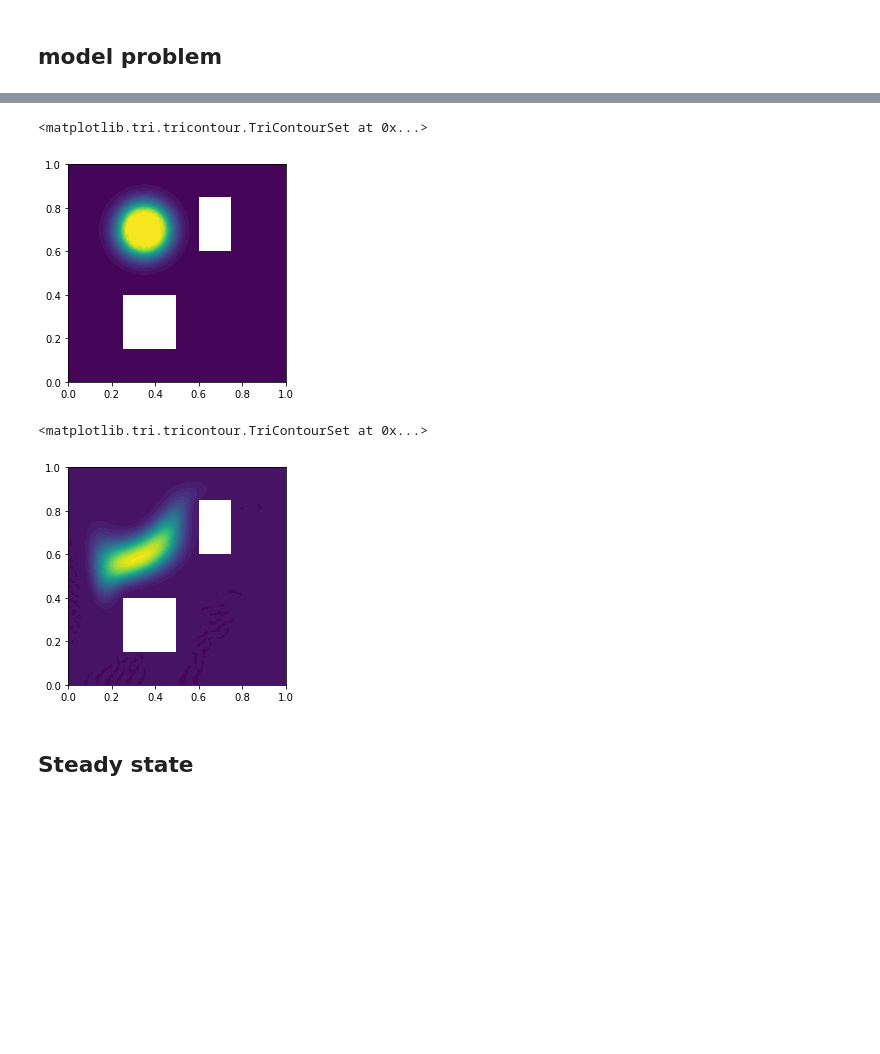
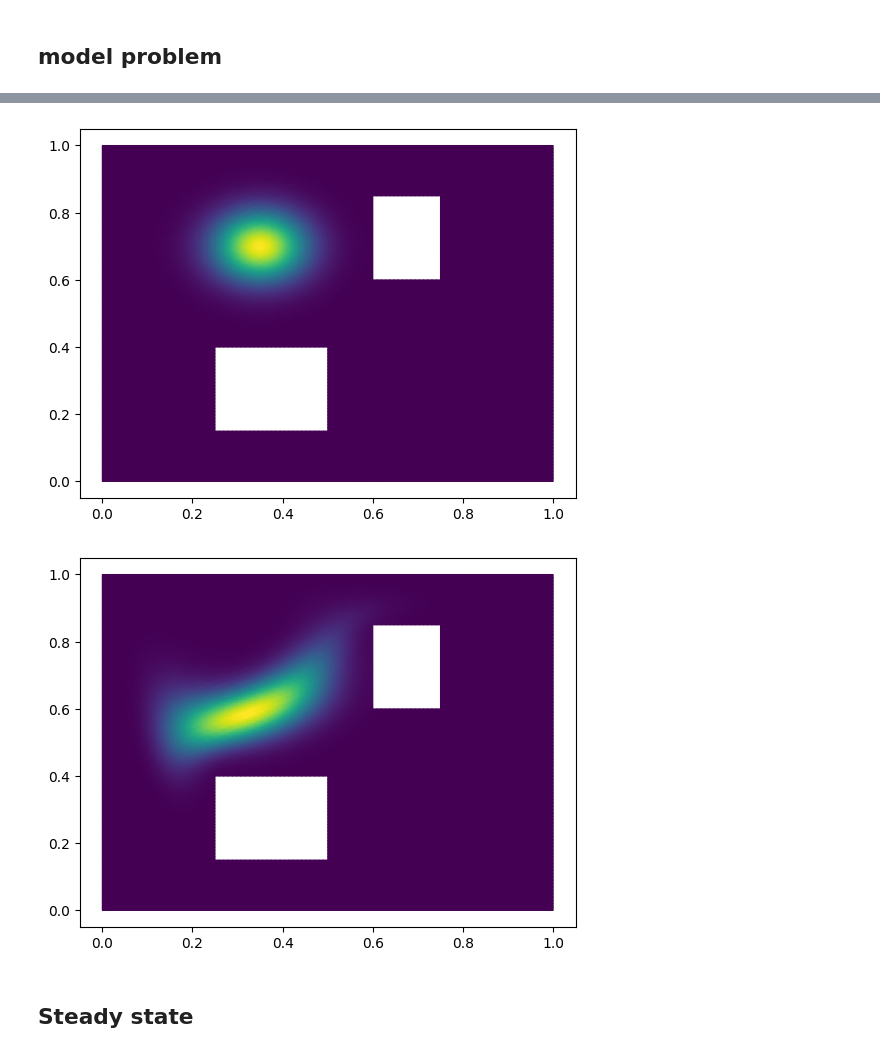
Before and after one commit to leyffer/m2dtIceSheet, a Jupyter notebook: notebooks/0_circle.ipynb, the cells around one changed output, grey strips where cells are left out. Cells and saved outputs as stored; diff of their text form; code cells hidden in the pictures; blank space fills up the shorter version.

```diff
--- a/notebooks/0_circle.ipynb
+++ b/notebooks/0_circle.ipynb
@@ -56,8 +72,7 @@ Calling FFC just-in-time (JIT) compiler, this may take some time.
 # %%
 # initial condition
-dl.plot(fom.m_true, mesh=fom.mesh)
+fom.plot(fom.m_true)
 # %% [output]
-<matplotlib.tri.tricontour.TriContourSet at 0x...>
-[figure, old version]
+[figure, new version]
 # %%
 # model solve
@@ -65,10 +80,9 @@ sol_transient, grid_t = fom.implicit_Euler(m_init=fom.m_true, dt=0.1, final_time
 # %%
 t = 0.8
 k = np.argmin(np.abs(grid_t - t))
-dl.plot(sol_transient[k], mesh=fom.mesh)
+fom.plot(sol_transient[k])
 # %% [output]
-<matplotlib.tri.tricontour.TriContourSet at 0x...>
-[figure, old version]
+[figure, new version]
 # %% [markdown]
 ## Steady state
 # %%
```
Also changed, not shown: parts of 41 cells of this notebook, 6 other files.
